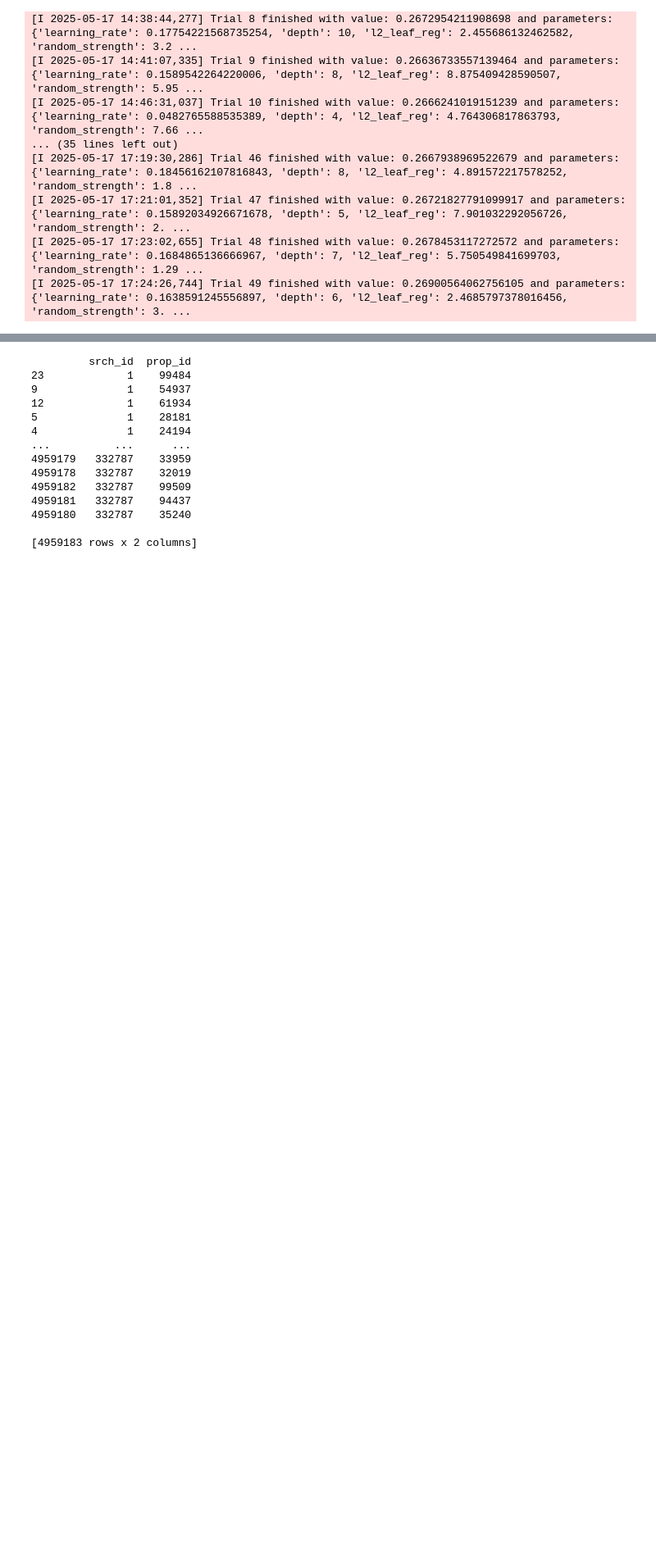
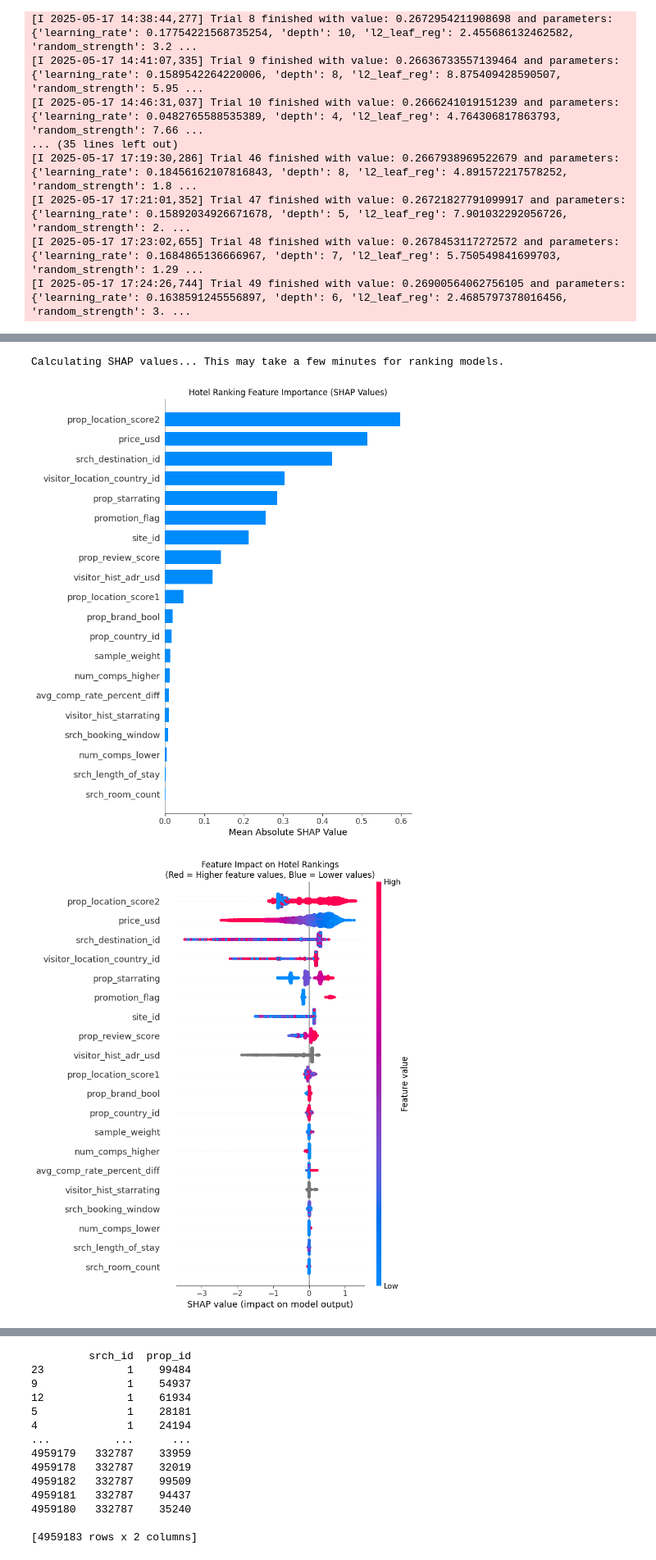
Before and after one commit to NaniHazbolatow/DataMiningTechniques, a Jupyter notebook: Group Assignmnet 2/catboost_ranker.ipynb, the cells around one changed output, grey strips where cells are left out. Shown at 82% size. Saved outputs shown, nothing was run; the diff lists cells and outputs as text; code cells hidden in the pictures; blank space fills up the shorter version.

```diff
--- a/Group Assignmnet 2/catboost_ranker.ipynb
+++ b/Group Assignmnet 2/catboost_ranker.ipynb
@@ -252,7 +253,7 @@ with open(f"catboostranker_hyperparameters.txt", 'r') as f:
 # I will set up a CatBoostRanker. It handles numeric variables natively, so only the categorical ones need to be specified (it assumes everything else is numeric).
 
 # this column is used as a sort of relevance feature for the ranking, as the most relevant hotels are the ones the customers actually booked. This will help the model decide what is most important
-train_data = train_data.to_pandas()
+#train_data = train_data.to_pandas()
 train_data['target'] = train_data['booking_bool']
 
 # now we exclude target-only columns
@@ -298,8 +299,8 @@ train_pool = Pool(
     data=train_subset[feature_cols],
     label=train_subset['target'],
     group_id=train_subset['srch_id'].astype(int).tolist(),
-    cat_features=cat_features,
-    weight=train_data['sample_weight']
+    cat_features=cat_features
+    #weight=train_subset['sample_weight']
 )
 
 val_pool = Pool(
@@ -337 +338,41 @@ Shrink model to first 167 iterations.
 <catboost.core.CatBoostRanker at 0x...>
+# %%
+import shap
+
+# Step 1: Create a SHAP explainer specifically for your CatBoost model
+# CatBoost has built-in SHAP support, which is more efficient than generic explainers
+explainer = shap.Explainer(model)
+
+# For ranking models, we typically want to analyze a representative sample
+# since computing SHAP values for all data can be computationally expensive
+# Let's take a sample from your validation set to start
+sample_size = 50000  # Adjust this based on your computational resources
+sample_indices = np.random.choice(len(val_subset), min(sample_size, len(val_subset)), replace=False)
+val_sample = val_subset.iloc[sample_indices].copy()
+
+# Extract the features for SHAP analysis
+X_sample = val_sample[feature_cols]
+
+# Calculate SHAP values for the sample
+print("Calculating SHAP values... This may take a few minutes for ranking models.")
+shap_values = explainer(X_sample)
+# %% [output]
+Calculating SHAP values... This may take a few minutes for ranking models.
+# %%
+# 1. Feature Importance Summary
+shap.summary_plot(shap_values, X_sample, plot_type="bar", max_display=20, show=False)
+plt.title("Hotel Ranking Feature Importance (SHAP Values)")
+plt.xlabel("Mean Absolute SHAP Value")
+plt.tight_layout()
+plt.savefig('shap_feature_importance.png', dpi=300, bbox_inches='tight')
+plt.show()
+
+# 2. Detailed Feature Impact Plot
+shap.summary_plot(shap_values, X_sample, max_display=20, show=False)
+plt.title("Feature Impact on Hotel Rankings\n(Red = Higher feature values, Blue = Lower values)")
+plt.tight_layout()
+plt.savefig('shap_feature_impact.png', dpi=300, bbox_inches='tight')
+plt.show()
+# %% [output]
+[figure, added]
+[figure, added]
```
Also changed, not shown: parts of 4 cells of this notebook, 7 other files.
